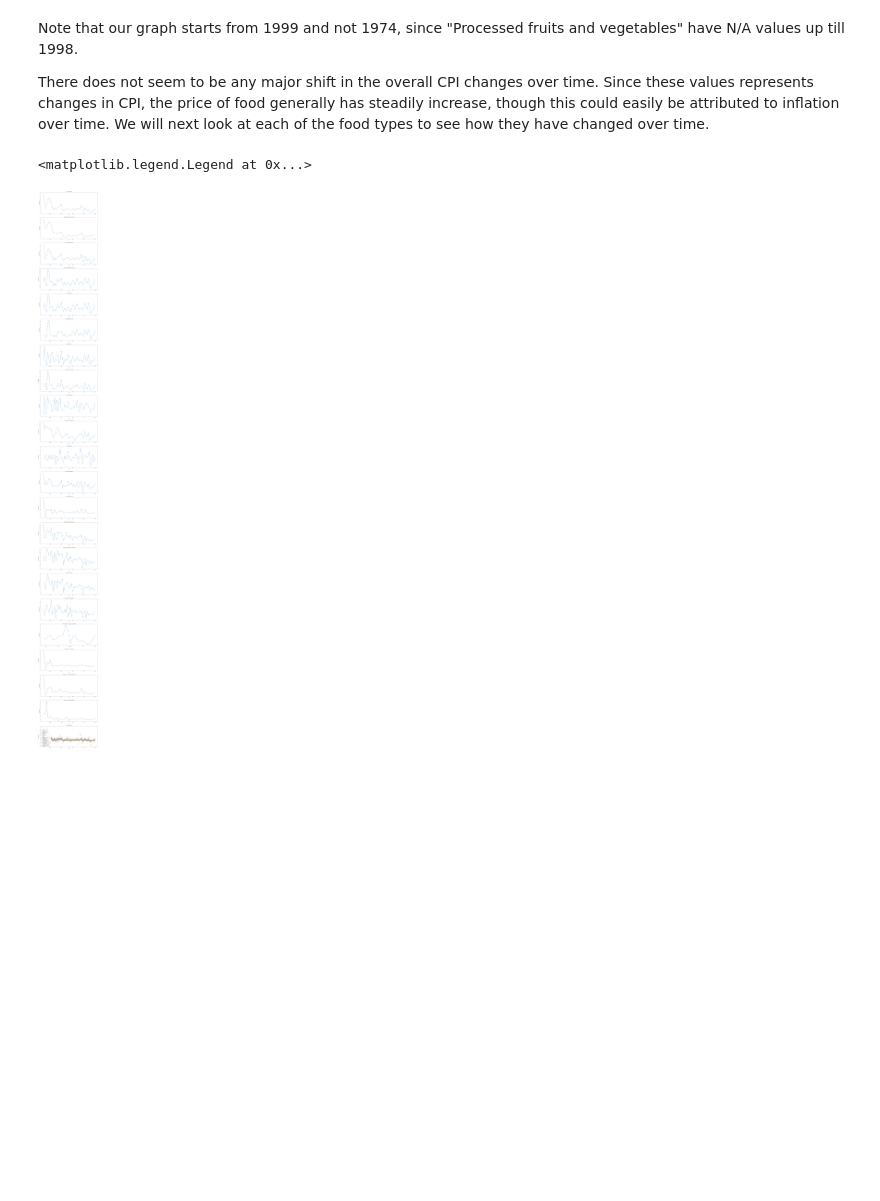
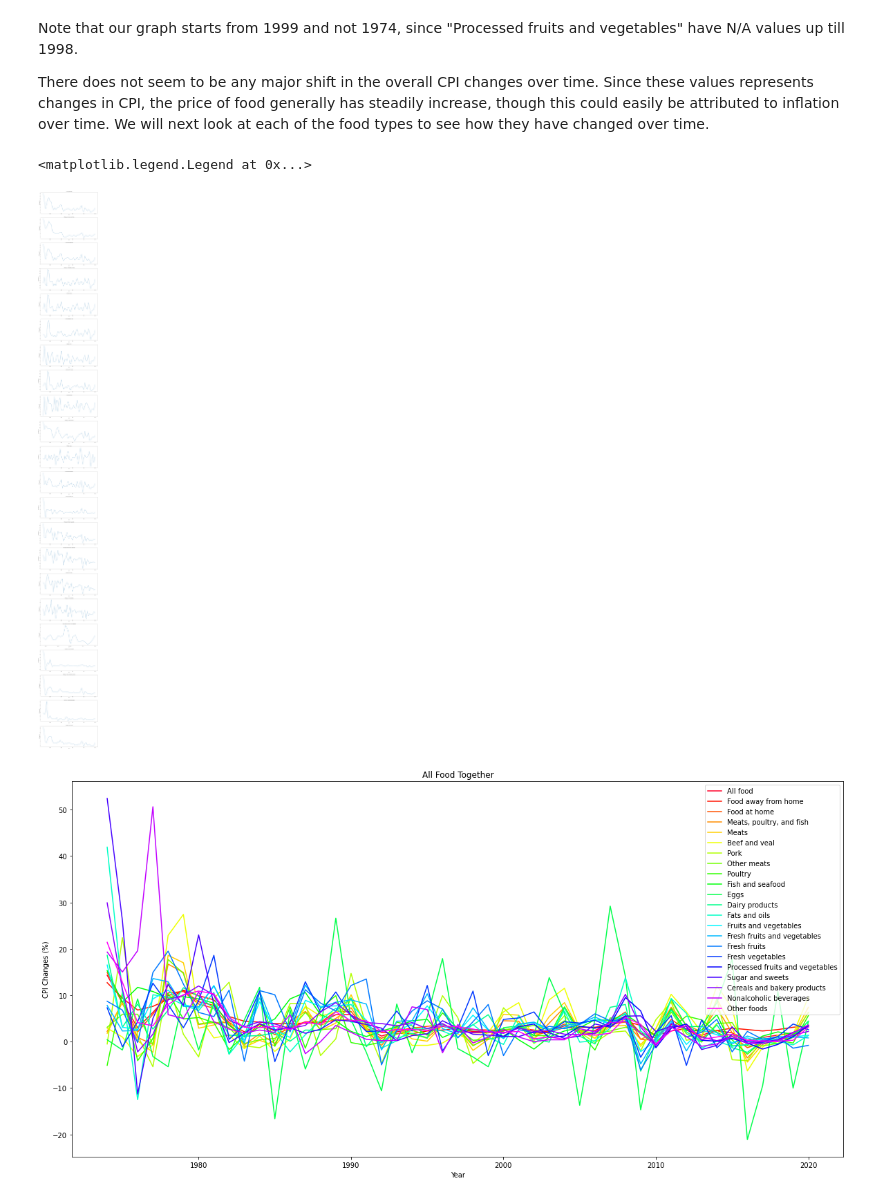
Before and after one commit to Zhu-Daniel/FoodPriceOutlookML, a Jupyter notebook: cmsc320finalproj.ipynb, the cells around one changed output. Drawn from its saved outputs; the diff is of its cells as text; code cells hidden in the pictures; blank space fills up the shorter version.

```diff
--- a/cmsc320finalproj.ipynb
+++ b/cmsc320finalproj.ipynb
@@ -73,8 +71,6 @@ We want to see how the CPI changes for all food so that we have an idea of what
 years = list(data_t.index)
 # list of lists - each of the sublists are the CPI change for the corresponding year
 cpi_year = data_t.values.tolist()
-#print(len(years))
-#print(len(cpi_year))
 
 fig, ax = plt.subplots()
 
@@ -82,9 +78,4 @@ ax.violinplot(cpi_year,years, widths = .5, showmeans=True)
 ax.set_xlabel("Year")
 ax.set_ylabel("CPI Change (%)")
 ax.set_title("Changes in CPI from 1974 to 2020")
-"""
-figure, axis = plt.subplots(len(data))
-for i, col in enumerate(data.columns):
-    axis[i].plot(data.index, data[col])
-"""
 # %% [output]
@@ -97,21 +88,25 @@ There does not seem to be any major shift in the overall CPI changes over time.
 # %%
 figure, axis = plt.subplots(len(data_t.columns), figsize = (20,200))
 for i, col in enumerate(data_t.columns):
-    #print(col)
     axis[i].plot(data_t.index, data_t[col])
     axis[i].set_title(f'Food type: {col}')
     axis[i].set_xlabel('Year')
     axis[i].set_ylabel('CPI Changes (%)')
 
 # Plotting all of the changes on one graph
+NUM_COLORS = len(data_t.columns)
+cm = plt.get_cmap('gist_rainbow')
+fig = plt.figure(figsize=(20,10))
+ax = fig.add_subplot(111)
+ax.set_prop_cycle(color = [cm(1.*i/NUM_COLORS) for i in range(NUM_COLORS)])
 for col in data_t.columns:
-    #print(col)
     plt.plot(data_t.index, data_t[col], label = col)
 plt.title(f'All Food Together')
 plt.xlabel('Year')
 plt.ylabel('CPI Changes (%)')
 plt.legend()
 # %% [output]
 <matplotlib.legend.Legend at 0x...>
-[figure, old version]
+[figure, new version]
+[figure, added]
 # %% [markdown]
```
Also changed, not shown: parts of 7 cells of this notebook.
